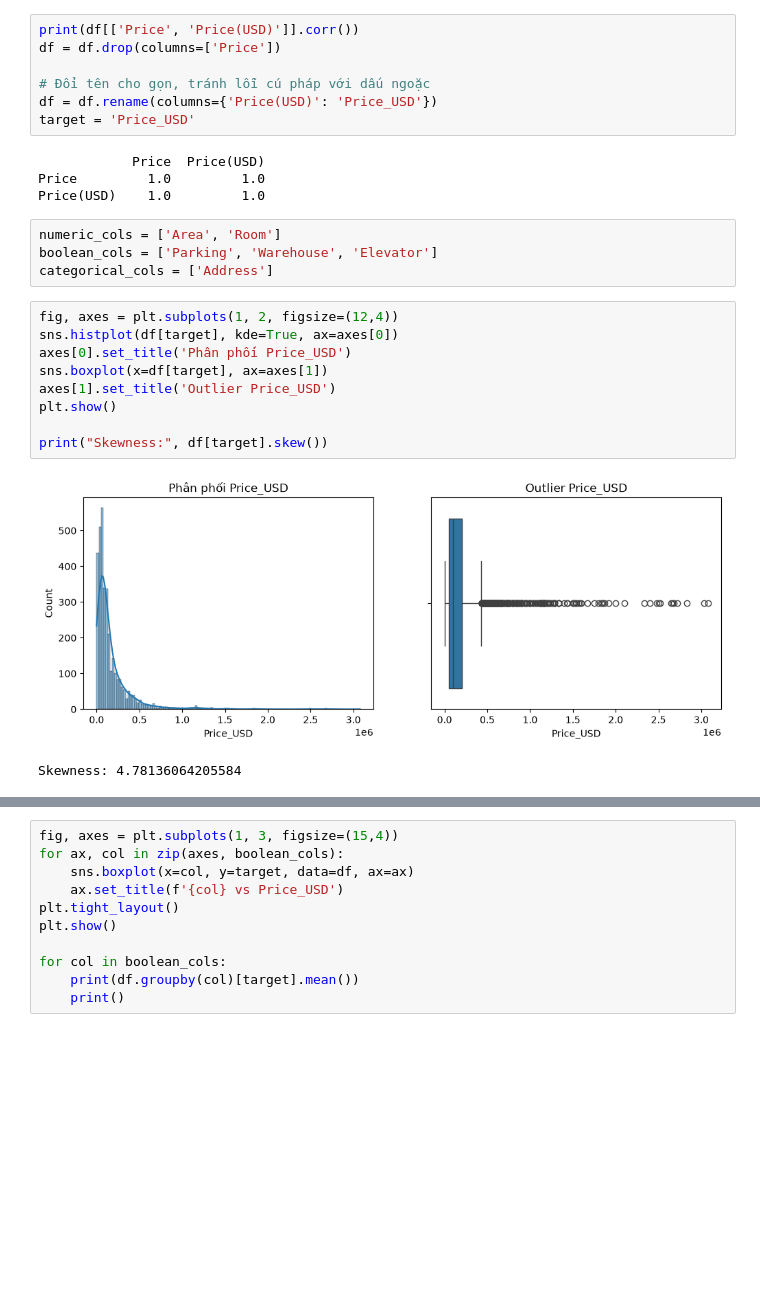
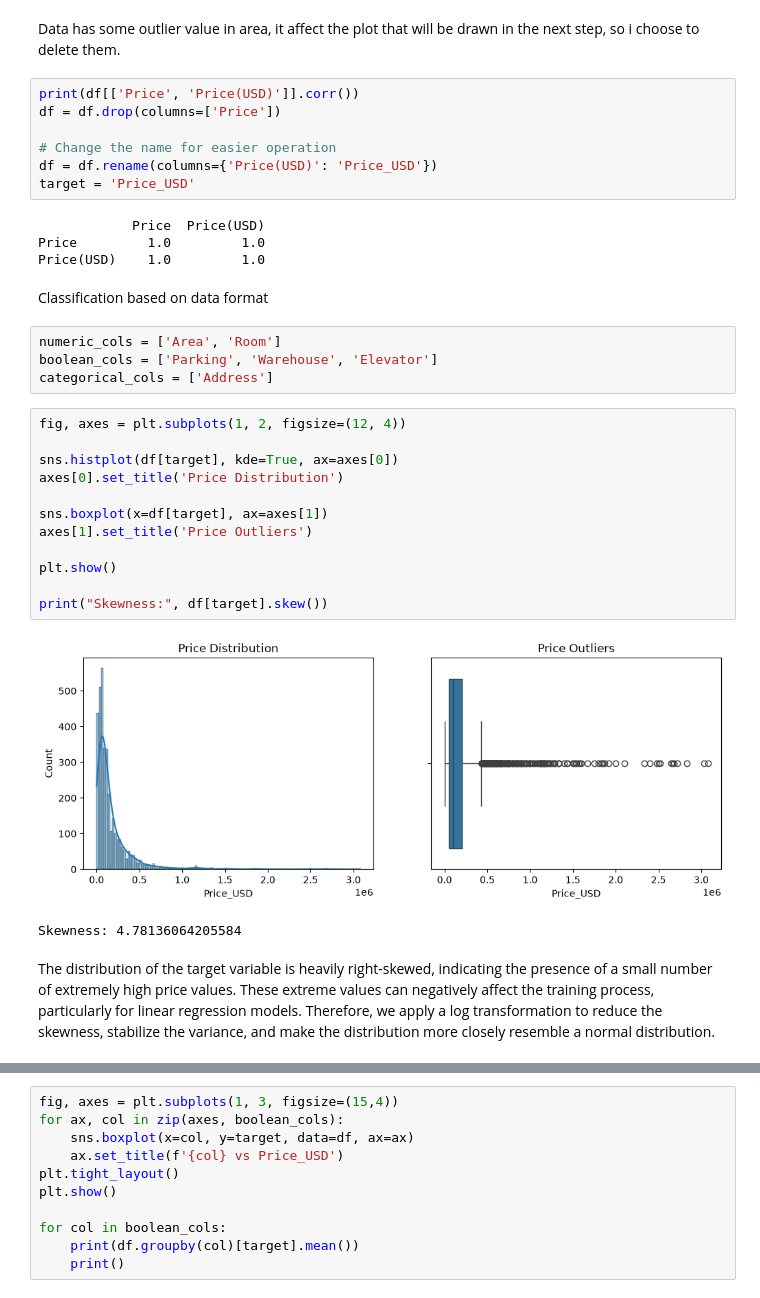
Before and after one commit to hhlong2808/house-prediction-project, a Jupyter notebook: notebooks/01_eda.ipynb, the cells around one changed output, grey strips where cells are left out. Drawn from its saved outputs; the diff is of its cells as text; blank space fills up the shorter version.

Commit message:
Complete Exploratory Data Analysis

```diff
--- a/notebooks/01_eda.ipynb
+++ b/notebooks/01_eda.ipynb
@@ -71,32 +81,42 @@ min        30.000000
 75%       120.000000
 max      1000.000000
 Name: Area, dtype: float64
+# %% [markdown]
+Data has some outlier value in area, it affect the plot that will
+be drawn in the next step, so i choose to delete them.
 # %%
 print(df[['Price', 'Price(USD)']].corr())
 df = df.drop(columns=['Price'])
 
-# Đổi tên cho gọn, tránh lỗi cú pháp với dấu ngoặc
+# Change the name for easier operation
 df = df.rename(columns={'Price(USD)': 'Price_USD'})
 target = 'Price_USD'
 # %% [output]
             Price  Price(USD)
 Price         1.0         1.0
 Price(USD)    1.0         1.0
+# %% [markdown]
+Classification based on data format
 # %%
 numeric_cols = ['Area', 'Room']
 boolean_cols = ['Parking', 'Warehouse', 'Elevator']
 categorical_cols = ['Address']
 # %%
-fig, axes = plt.subplots(1, 2, figsize=(12,4))
+fig, axes = plt.subplots(1, 2, figsize=(12, 4))
+
 sns.histplot(df[target], kde=True, ax=axes[0])
-axes[0].set_title('Phân phối Price_USD')
+axes[0].set_title('Price Distribution')
+
 sns.boxplot(x=df[target], ax=axes[1])
-axes[1].set_title('Outlier Price_USD')
+axes[1].set_title('Price Outliers')
+
 plt.show()
 
 print("Skewness:", df[target].skew())
 # %% [output]
-[figure, old version]
+[figure, new version]
 Skewness: 4.78136064205584
+# %% [markdown]
+The distribution of the target variable is heavily right-skewed, indicating the presence of a small number of extremely high price values. These extreme values can negatively affect the training process, particularly for linear regression models. Therefore, we apply a log transformation to reduce the skewness, stabilize the variance, and make the distribution more closely resemble a normal distribution.
 # %%
 df['Price_log'] = np.log1p(df[target])
```
Also changed, not shown: parts of 10 cells of this notebook.
